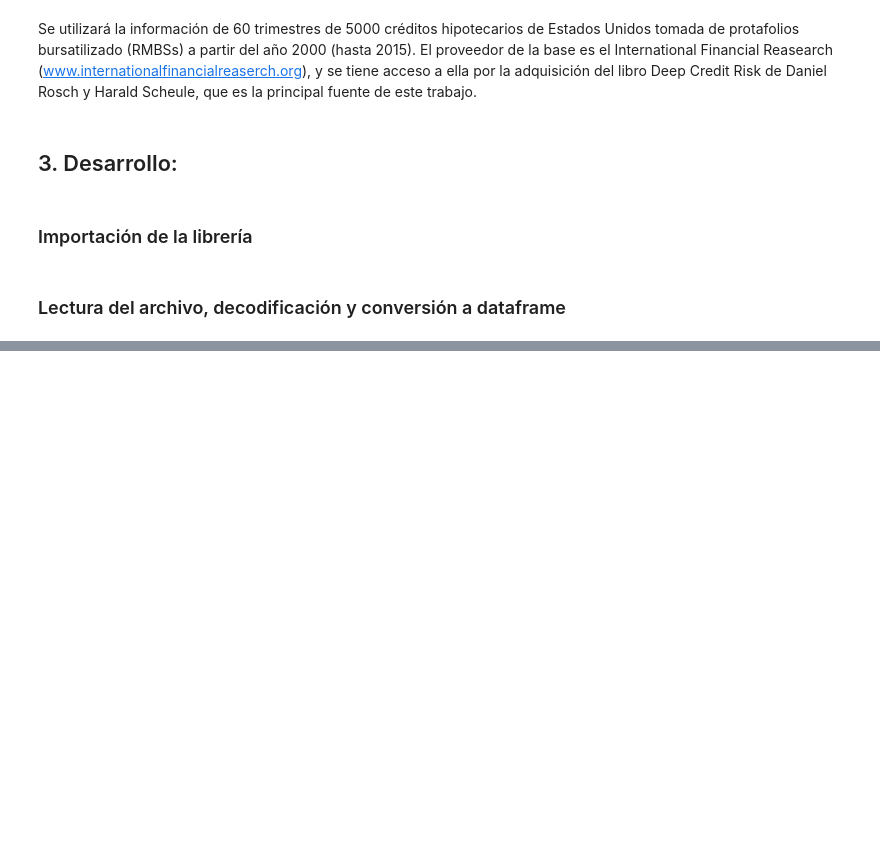
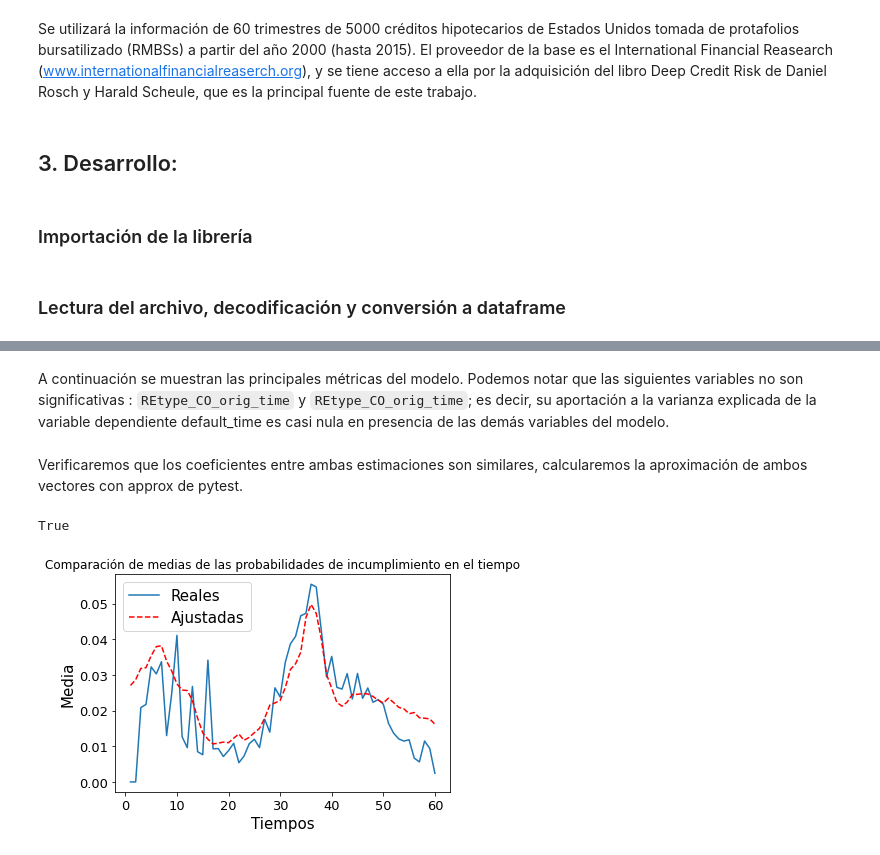
Before and after one commit to arenitss/Proyecto_Final_Analisis_Numerico_Computo_Cientifico, a Jupyter notebook: notebooks/PDS_tiempo.ipynb, the cells around one changed output, grey strips where cells are left out. Saved outputs shown, nothing was run; the diff lists cells and outputs as text; code cells hidden in the pictures; blank space fills up the shorter version.

```diff
--- a/notebooks/PDS_tiempo.ipynb
+++ b/notebooks/PDS_tiempo.ipynb
@@ -102,2 +40,2 @@ Quitamos renglones con datos
 # %%
-data = df.dropna(subset=['time', 'default_time','LTV_time', 'FICO_orig_time']).copy()
+modeling1 = data.dropna(subset=['time', 'default_time','LTV_time', 'FICO_orig_time']).copy()
@@ -136,0 +44,6 @@ La regresión se realiza utilizando una función para modelo lineales generaliza
+# %%
+fitted_values , model = estim_prob(modeling1,['default_time', 'balance_time','interest_rate_time',
+                                               'rate_time','hpi_time',
+                                               'gdp_time','uer_time','REtype_CO_orig_time','REtype_SF_orig_time',
+                                               'investor_orig_time','balance_orig_time','FICO_orig_time','LTV_orig_time',
+                                               'Interest_Rate_orig_time','hpi_orig_time','LTV_time'])
@@ -287,0 +86,16 @@ Z
+# %% [markdown]
+A continuación se muestran las principales métricas del modelo. Podemos notar que las siguientes variables no son significativas : `REtype_CO_orig_time` y `REtype_CO_orig_time`; es decir, su aportación a la varianza explicada de la variable dependiente default_time es casi nula en presencia de las demás variables del modelo.
+# %% [markdown]
+Verificaremos que los coeficientes entre ambas estimaciones son similares, calcularemos la aproximación de ambos vectores con approx de pytest.
+# %%
+print(model == approx(np.array(model_lr.params), abs=1e-1, rel=1e-1))
+# %% [output]
+True
+# %%
+PD_logit_model = pd.DataFrame(fitted_values, columns=['PD_logit_model'])
+# %%
+data2 = pd.merge(modeling1[['default_time','time']],PD_logit_model, right_index=True, left_index=True)
+# %%
+grafica_medias(data2.PD_logit_model, data2.default_time, data2.time)
+# %% [output]
+[figure, added]
```
Also changed, not shown: parts of 91 cells of this notebook.
